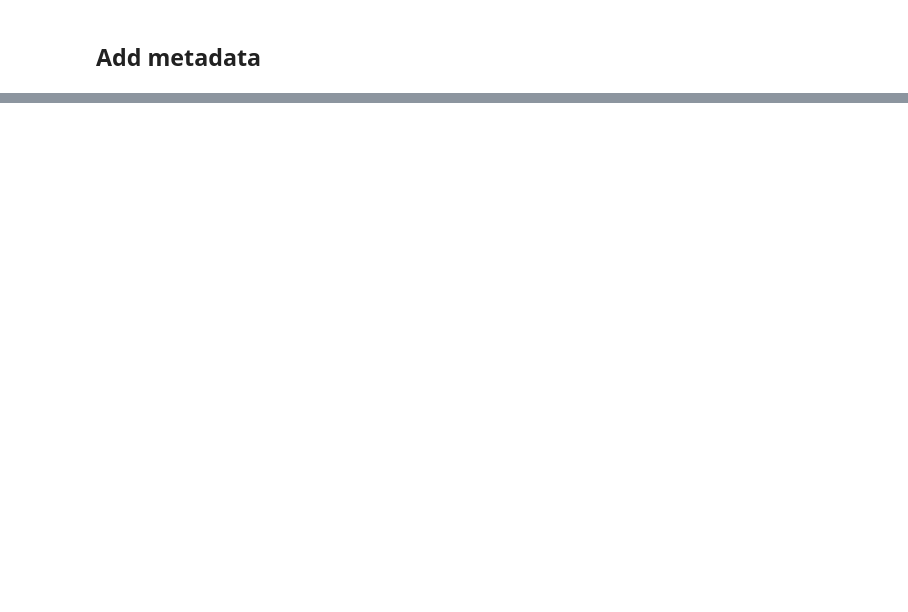
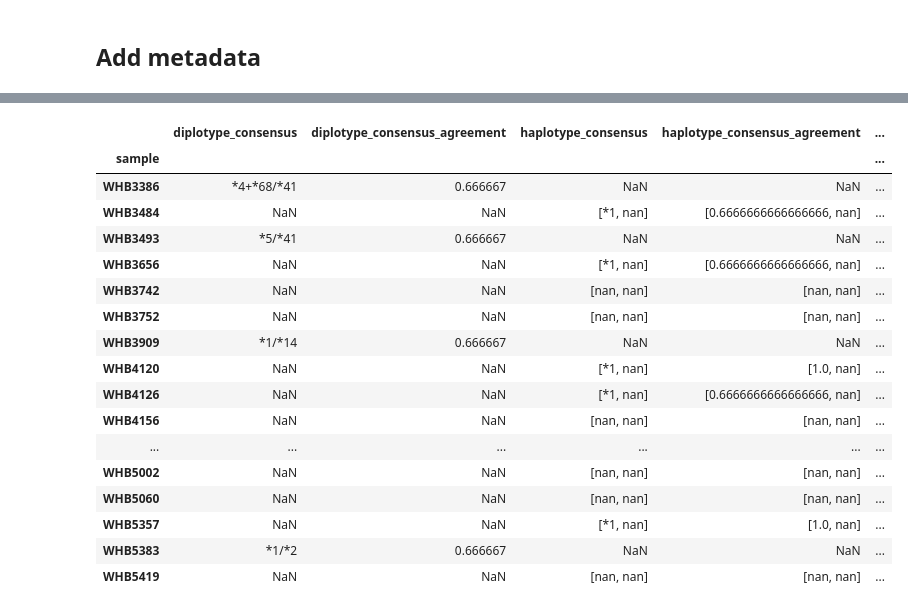
Before and after one commit to c-BIG/SG10K-CYP2D6, a Jupyter notebook: pipelines/consensus/consensus.ipynb, the cells around one changed output, grey strips where cells are left out. Drawn from its saved outputs; the diff is of its cells as text; code cells hidden in the pictures; blank space fills up the shorter version.

```diff
--- a/pipelines/consensus/consensus.ipynb
+++ b/pipelines/consensus/consensus.ipynb
@@ -188,0 +236,3 @@ no_consensus_df[no_consensus_df["cyrius"] != "no_call"][["cyrius", "aldy", "stel
+# %%
+novel_df = consensus_df.query("aldy_novel == True | stellarpgx_novel == True")
+novel_df
@@ -188,0 +254,21 @@ no_consensus_df[no_consensus_df["cyrius"] != "no_call"][["cyrius", "aldy", "stel
+# %%
+novel_df.query("aldy_novel == True & stellarpgx_novel == True")
+# %% [output]
+|  | diplotype_consensus | diplotype_consensus_agreement | haplotype_consensus | haplotype_consensus_agreement | ... |
+| sample |  |  |  |  | ... |
+| WHB3386 | *4+*68/*41 | 0.666667 | NaN | NaN | ... |
+| WHB3484 | NaN | NaN | [*1, nan] | [0.6666666666666666, nan] | ... |
+| WHB3493 | *5/*41 | 0.666667 | NaN | NaN | ... |
+| WHB3656 | NaN | NaN | [*1, nan] | [0.6666666666666666, nan] | ... |
+| WHB3742 | NaN | NaN | [nan, nan] | [nan, nan] | ... |
+| WHB3752 | NaN | NaN | [nan, nan] | [nan, nan] | ... |
+| WHB3909 | *1/*14 | 0.666667 | NaN | NaN | ... |
+| WHB4120 | NaN | NaN | [*1, nan] | [1.0, nan] | ... |
+| WHB4126 | NaN | NaN | [*1, nan] | [0.6666666666666666, nan] | ... |
+| WHB4156 | NaN | NaN | [nan, nan] | [nan, nan] | ... |
+| ... | ... | ... | ... | ... | ... |
+| WHB5002 | NaN | NaN | [nan, nan] | [nan, nan] | ... |
+| WHB5060 | NaN | NaN | [nan, nan] | [nan, nan] | ... |
+| WHB5357 | NaN | NaN | [*1, nan] | [1.0, nan] | ... |
+| WHB5383 | *1/*2 | 0.666667 | NaN | NaN | ... |
+| WHB5419 | NaN | NaN | [nan, nan] | [nan, nan] | ... |
```
Also changed, not shown: parts of 47 cells of this notebook.
